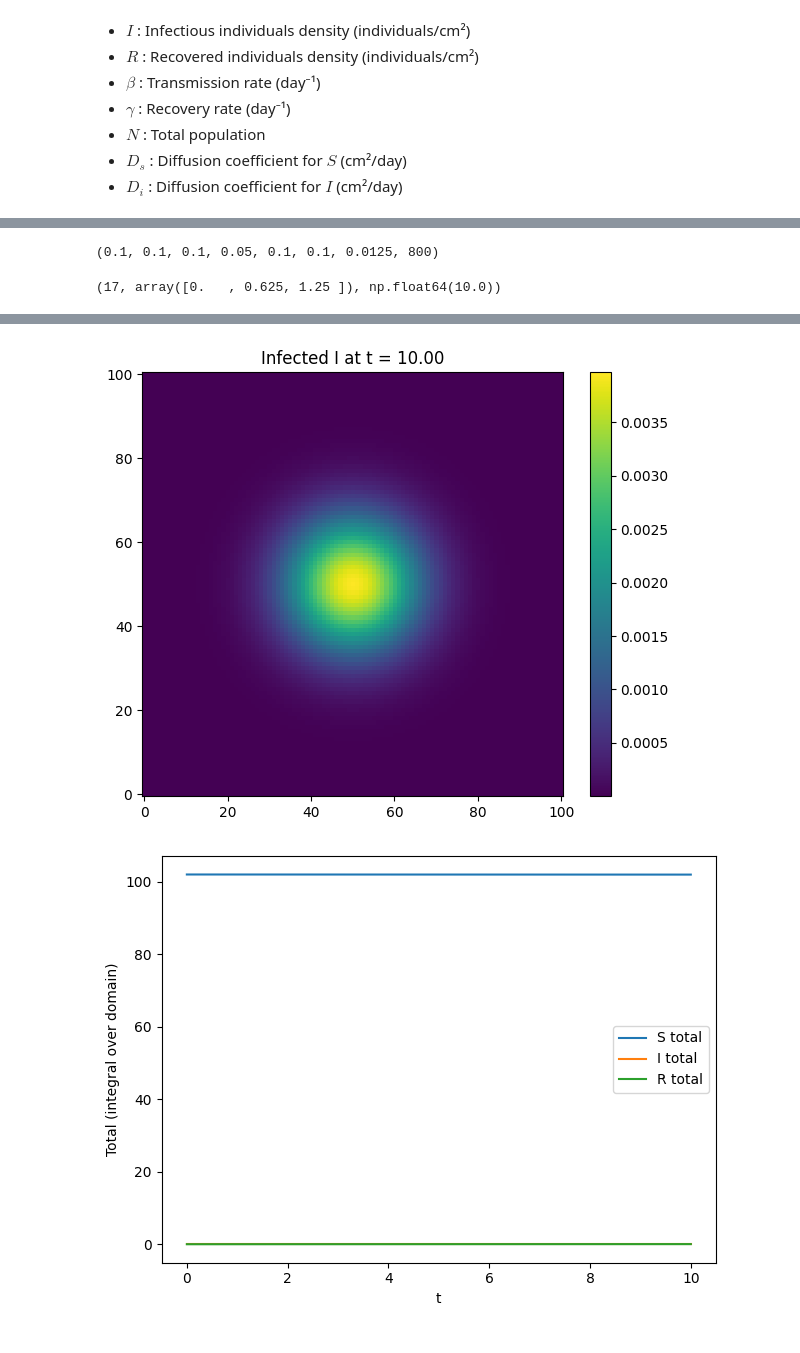
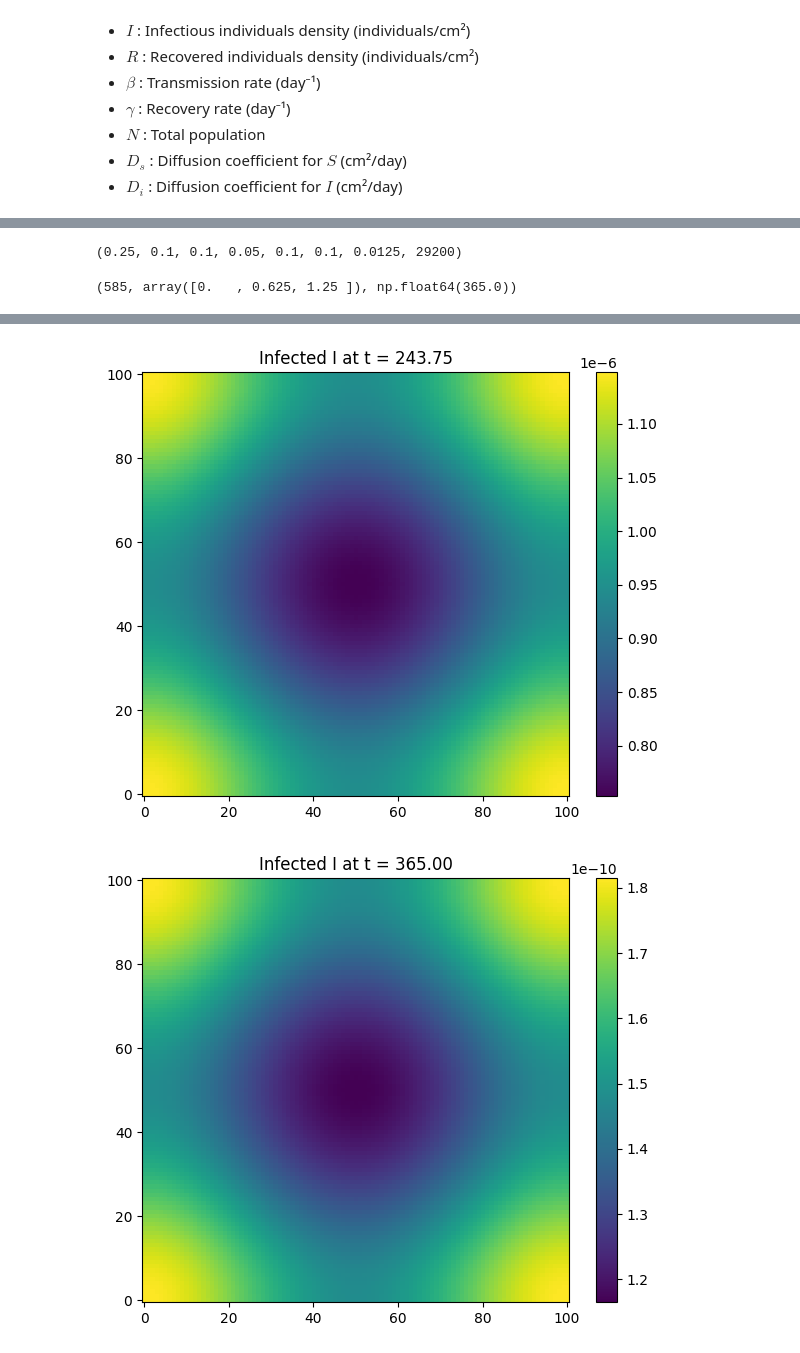
Before and after one commit to aeblik/SIR-Model, a Jupyter notebook: model/dynamic_sir_2d.ipynb, the cells around one changed output, grey strips where cells are left out. Drawn from its saved outputs; the diff is of its cells as text; code cells hidden in the pictures.

```diff
--- a/model/dynamic_sir_2d.ipynb
+++ b/model/dynamic_sir_2d.ipynb
@@ -50,7 +58,7 @@ import matplotlib.pyplot as plt
 from tqdm.auto import tqdm
 # %%
 # Reaction parameters
-beta = 0.1      # transmission rate
+beta = 0.25      # transmission rate
 gamma = 0.1     # recovery rate
 
 # Diffusion parameters (corrected model: S and I diffuse)
@@ -64,7 +72,7 @@ dx = Lx / (nx - 1)
 dy = Ly / (ny - 1)
 
 # Time
-tmax = 10.0
+tmax = 365.0
 
 # Stability-guided dt for explicit diffusion in 2D (conservative choice)
 Dmax = max(Ds, Di)
@@ -74,7 +82,7 @@ nt = int(np.ceil(tmax / dt))
 
 (beta, gamma, Ds, Di, dx, dy, dt, nt)
 # %% [output]
-(0.1, 0.1, 0.1, 0.05, 0.1, 0.1, 0.0125, 800)
+(0.25, 0.1, 0.1, 0.05, 0.1, 0.1, 0.0125, 29200)
 # %%
 def apply_neumann_bc(u: np.ndarray) -> None:
     """In-place zero-flux (Neumann) BC via edge copying."""
@@ -171,7 +179,7 @@ store_every = 50
 times, snapshots = run_simulation(S, I, R, beta, gamma, Ds, Di, dx, dy, dt, nt, store_every=store_every)
 len(times), times[:3], times[-1]
 # %% [output]
-(17, array([0.   , 0.625, 1.25 ]), np.float64(10.0))
+(585, array([0.   , 0.625, 1.25 ]), np.float64(365.0))
 # %%
 def plot_field(u, title="", cmap="viridis"):
     plt.figure(figsize=(6, 5))
@@ -181,7 +189,7 @@ def plot_field(u, title="", cmap="viridis"):
     plt.tight_layout()
 # %%
 # pick a few snapshot indices
-idxs = [0, len(times)//3, 2*len(times)//3, len(times)-1]
+idxs = [0,len(times)//10, len(times)//3, 2*len(times)//3, len(times)-1]
 
 for k in idxs:
     S_k, I_k, R_k = snapshots[k]
@@ -215,2 +223,2 @@ plt.tight_layout()
-[figure, old version]
+[figure, new version]
-[figure, old version]
+[figure, new version]
```
Also changed, not shown: parts of 12 cells of this notebook, 3 other files.
